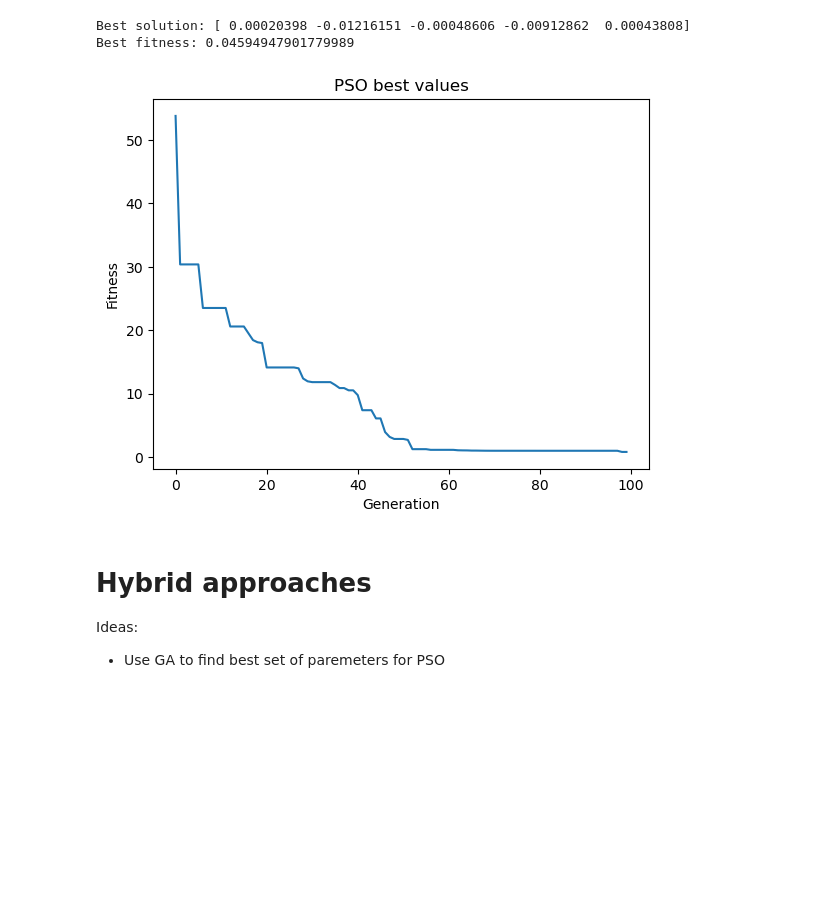
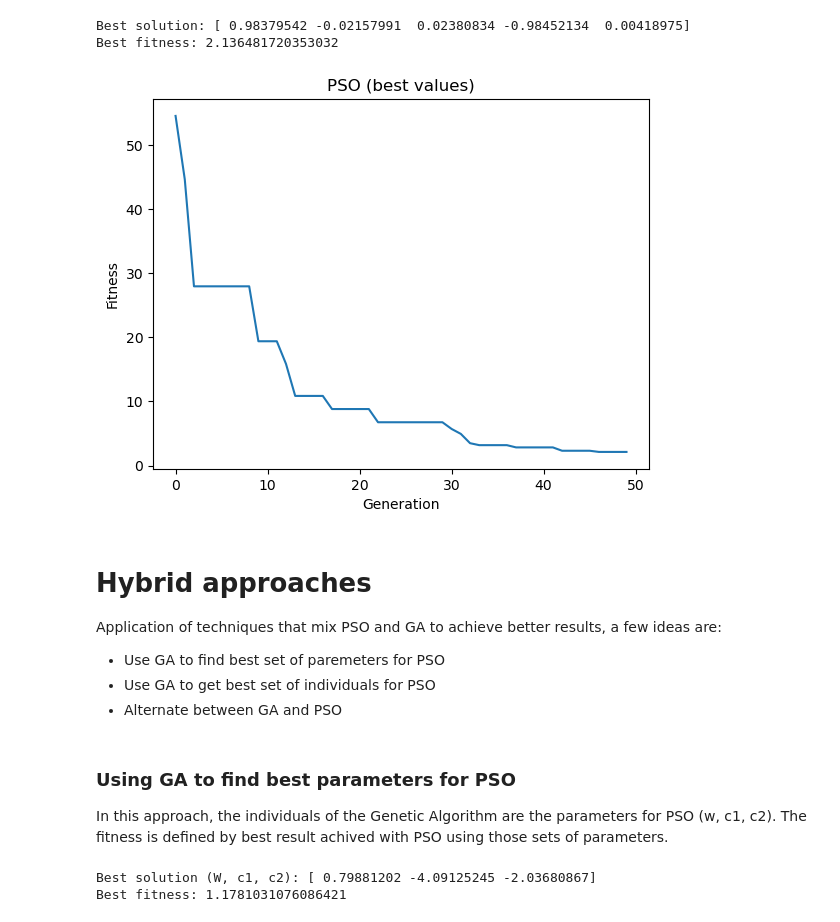
Before and after one commit to ericsiqueira99/SelfOrganizingNetworks, a Jupyter notebook: Simulation Rastrigin.ipynb, the cells around one changed output. Cells and saved outputs as stored; diff of their text form; code cells hidden in the pictures; blank space fills up the shorter version.

```diff
--- a/Simulation Rastrigin.ipynb
+++ b/Simulation Rastrigin.ipynb
@@ -113,12 +151,12 @@ Args:
     pop_size: number of particles in population
     dimensions: number of dimensions for Rastringin problem
     generations: number of max generations to run
-    w:
-    c1:
-    c2:
+    w: intertia weights
+    c1: acceleration coefficient 1
+    c2: acceleration coefficient 2
 """
 class PSO:
-    def __init__(self, pop_size=30, dimensions=2, generations=100, w=0.5, c1=1, c2=2):
+    def __init__(self, pop_size=30, dimensions=5, generations=50, w=0.5, c1=1, c2=2):
         self.dim = dimensions
         self.num_particles = pop_size
         self.max_iter = generations
@@ -133,6 +171,8 @@ class PSO:
 
     # Execution of algorithm
     def pso_algorithm(self):
+        start_time = time.time()
+
         particles = np.random.uniform(-5.12, 5.12, (self.num_particles, self.dim))
         velocities = np.zeros((self.num_particles, self.dim))
         top_fitness = []
@@ -159,21 +199,26 @@ class PSO:
                 swarm_best_position = particles[np.argmin(fitness_values)]
                 swarm_best_fitness = np.min(fitness_values)
 
-        return top_fitness, swarm_best_position, swarm_best_fitness
+        return top_fitness, swarm_best_position, swarm_best_fitness, time.time() - start_time
 # %%
 # PSO results
-pso = PSO(dim=5, num_particles=20, max_iter=100)
-pso_top_fitness, pso_best_solution, pso_best_fitness = pso.pso_algorithm()
+pso = PSO()
+pso_top_fitness, pso_best_solution, pso_best_fitness, pso_time = pso.pso_algorithm()
 print("Best solution:", pso_best_solution)
 print("Best fitness:", pso_best_fitness)
 # %% [output]
-Best solution: [ 0.00020398 -0.01216151 -0.00048606 -0.00912862  0.00043808]
-Best fitness: 0.04594947901779989
+Best solution: [ 0.98379542 -0.02157991  0.02380834 -0.98452134  0.00418975]
+Best fitness: 2.136481720353032
 # %%
-plot_evolution(pso_top_fitness, "PSO best values")
+plot_evolution(pso_top_fitness, "PSO (best values)")
 # %% [output]
-[figure, old version]
+[figure, new version]
 # %% [markdown]
 # Hybrid approaches
-Ideas:
+Application of techniques that mix PSO and GA to achieve better results, a few ideas are:
 - Use GA to find best set of paremeters for PSO
+- Use GA to get best set of individuals for PSO
+- Alternate between GA and PSO
+# %% [markdown]
+### Using GA to find best parameters for PSO
+In this approach, the individuals of the Genetic Algorithm are the parameters for PSO (w, c1, c2). The fitness is defined by best result achived with PSO using those sets of parameters.
@@ -179,0 +266,8 @@ Ideas:
+# %%
+pso_ga = PSO_GA_Parameters()
+pso_ga_top_fitness, pso_ga_best_solution, pso_ga_best_fitness, pso_ga_time = pso_ga.run_genetic_algorithm()
+print("Best solution (W, c1, c2):", pso_ga_best_solution)
+print("Best fitness:", pso_ga_best_fitness)
+# %% [output]
+Best solution (W, c1, c2): [ 0.79881202 -4.09125245 -2.03680867]
+Best fitness: 1.1781031076086421
```
Also changed, not shown: parts of 21 cells of this notebook.
